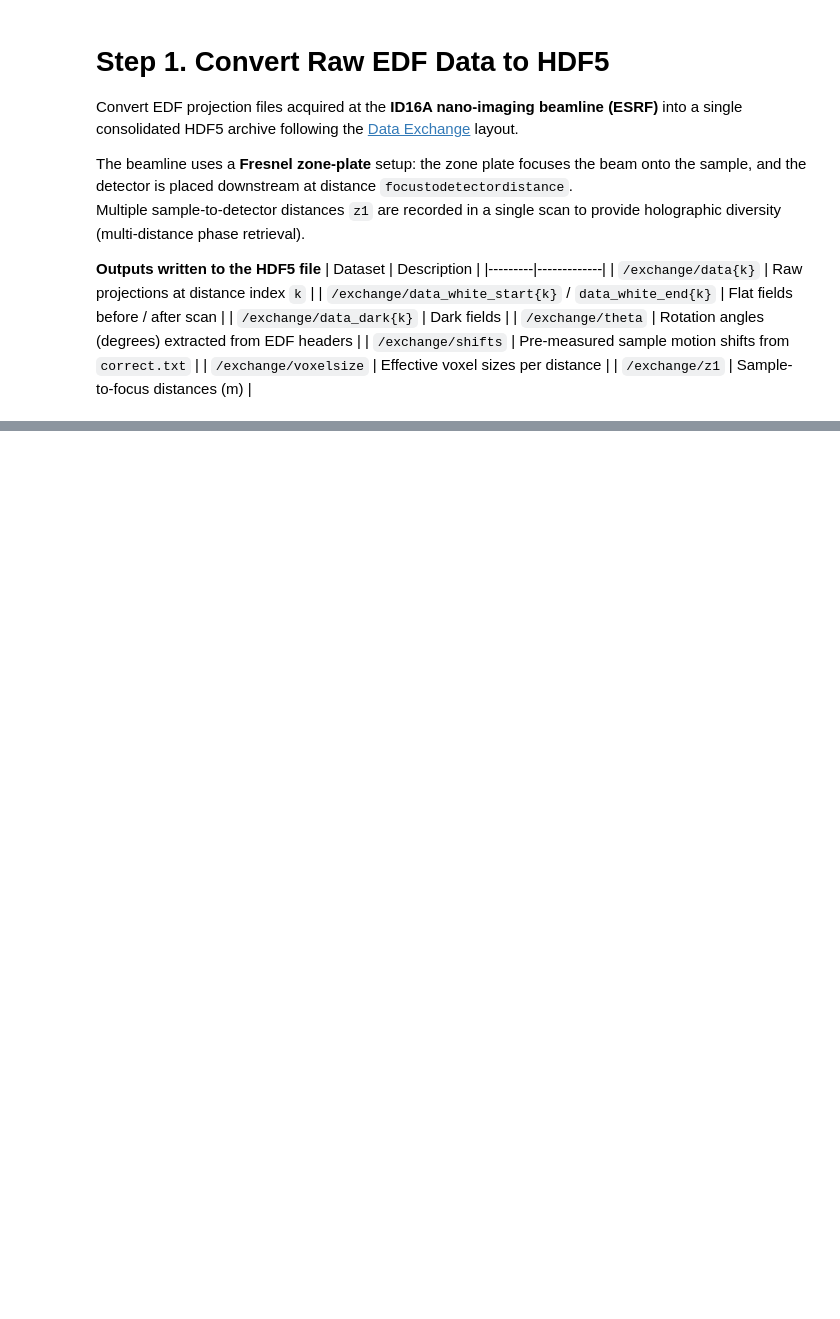
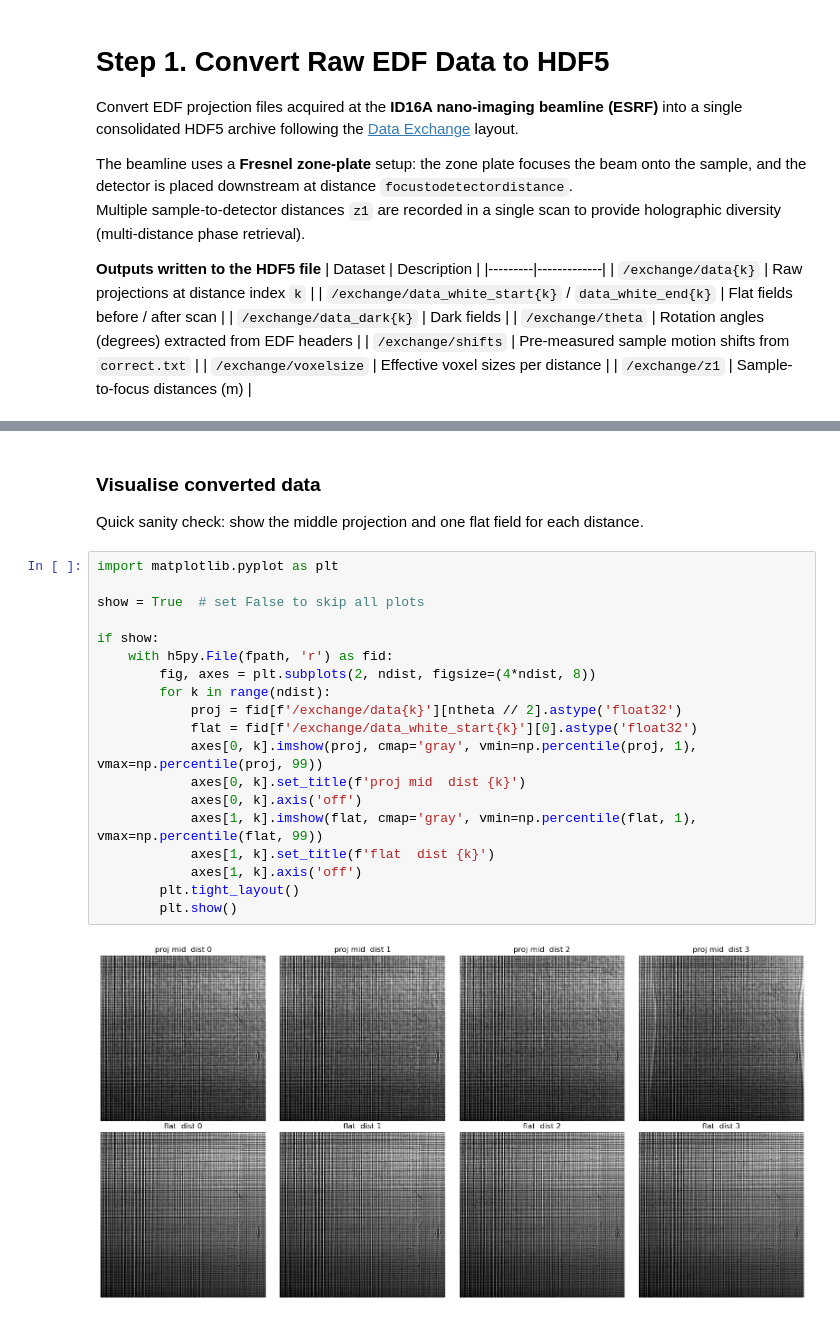
Before and after one commit to nikitinvv/holotomocupy, a Jupyter notebook: experimental/Y350a_dist1234/step1_convert.ipynb, the cells around one changed output, grey strips where cells are left out. Saved outputs shown, nothing was run; the diff lists cells and outputs as text; blank space fills up the shorter version.

```diff
--- a/experimental/Y350a_dist1234/step1_convert.ipynb
+++ b/experimental/Y350a_dist1234/step1_convert.ipynb
@@ -142,0 +228,25 @@ with h5py.File(f'{path_out}/{file_out}', 'w') as fid:
+# %% [markdown]
+### Visualise converted data
+
+Quick sanity check: show the middle projection and one flat field for each distance.
+# %%
+import matplotlib.pyplot as plt
+
+show = True  # set False to skip all plots
+
+if show:
+    with h5py.File(fpath, 'r') as fid:
+        fig, axes = plt.subplots(2, ndist, figsize=(4*ndist, 8))
+        for k in range(ndist):
+            proj = fid[f'/exchange/data{k}'][ntheta // 2].astype('float32')
+            flat = fid[f'/exchange/data_white_start{k}'][0].astype('float32')
+            axes[0, k].imshow(proj, cmap='gray', vmin=np.percentile(proj, 1), vmax=np.percentile(proj, 99))
+            axes[0, k].set_title(f'proj mid  dist {k}')
+            axes[0, k].axis('off')
+            axes[1, k].imshow(flat, cmap='gray', vmin=np.percentile(flat, 1), vmax=np.percentile(flat, 99))
+            axes[1, k].set_title(f'flat  dist {k}')
+            axes[1, k].axis('off')
+        plt.tight_layout()
+        plt.show()
+# %% [output]
+[figure, added]
```
Also changed, not shown: parts of 7 cells of this notebook, 54 other files.
